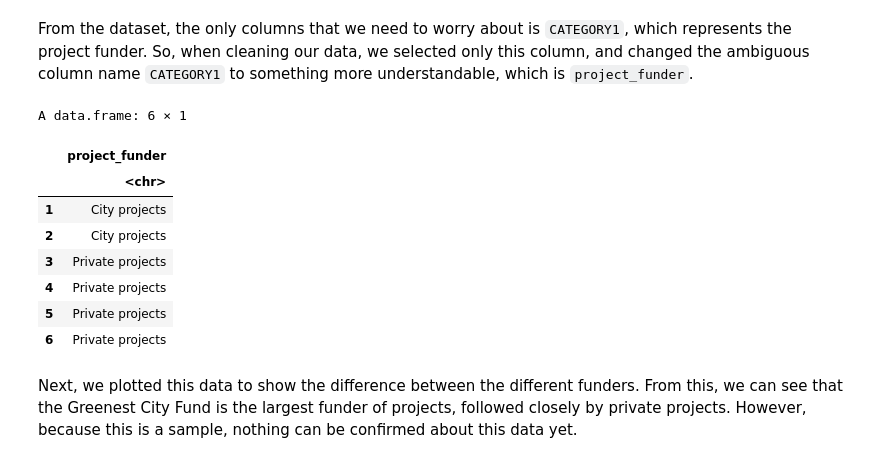
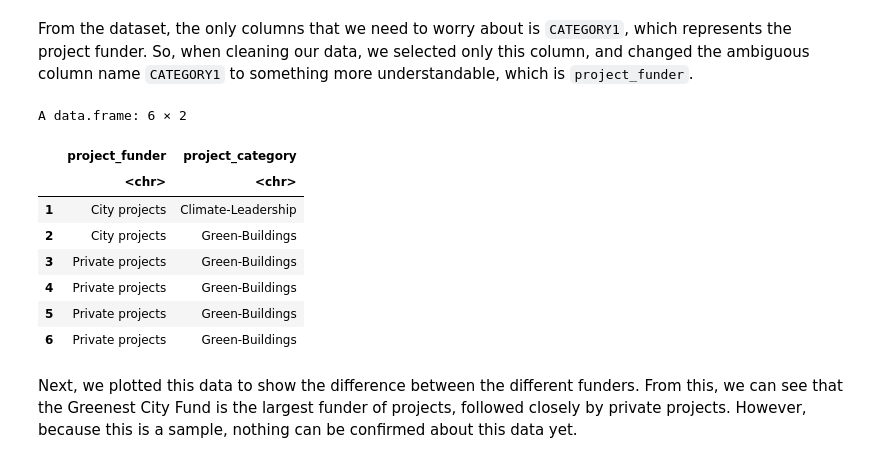
Before and after one commit to ayushtvora/stat-201-project, a Jupyter notebook: report.ipynb, the cells around one changed output. Saved outputs shown, nothing was run; the diff lists cells and outputs as text; code cells hidden in the pictures.

```diff
--- a/report.ipynb
+++ b/report.ipynb
@@ -34,19 +49,19 @@ From the dataset, the only columns that we need to worry about is `CATEGORY1`, w
 # %%
 ## Tidy and Wrangle Data
 tidy_data <- data |>
-    select(project_funder = CATEGORY1) # Selecting only Relavent Data
+    select(project_funder = CATEGORY1, project_category = CATEGORY2) # Selecting only Relavent Data
     # select(name = NAME, project_funder = CATEGORY1, project_type =  CATEGORY2) #  Selecting columns with extra data
 head(tidy_data)
 # %% [output]
-A data.frame: 6 × 1
+A data.frame: 6 × 2
-|  | project_funder |
-|  | <chr> |
-| 1 | City projects |
-| 2 | City projects |
-| 3 | Private projects |
-| 4 | Private projects |
-| 5 | Private projects |
-| 6 | Private projects |
+|  | project_funder | project_category |
+|  | <chr> | <chr> |
+| 1 | City projects | Climate-Leadership |
+| 2 | City projects | Green-Buildings |
+| 3 | Private projects | Green-Buildings |
+| 4 | Private projects | Green-Buildings |
+| 5 | Private projects | Green-Buildings |
+| 6 | Private projects | Green-Buildings |
 # %% [markdown]
 Next, we plotted this data to show the difference between the different funders. From this, we can see that the Greenest City Fund is the largest funder of projects, followed closely by private projects. However, because this is a sample, nothing can be confirmed about this data yet.
 # %%
```
Also changed, not shown: parts of 5 cells of this notebook.
